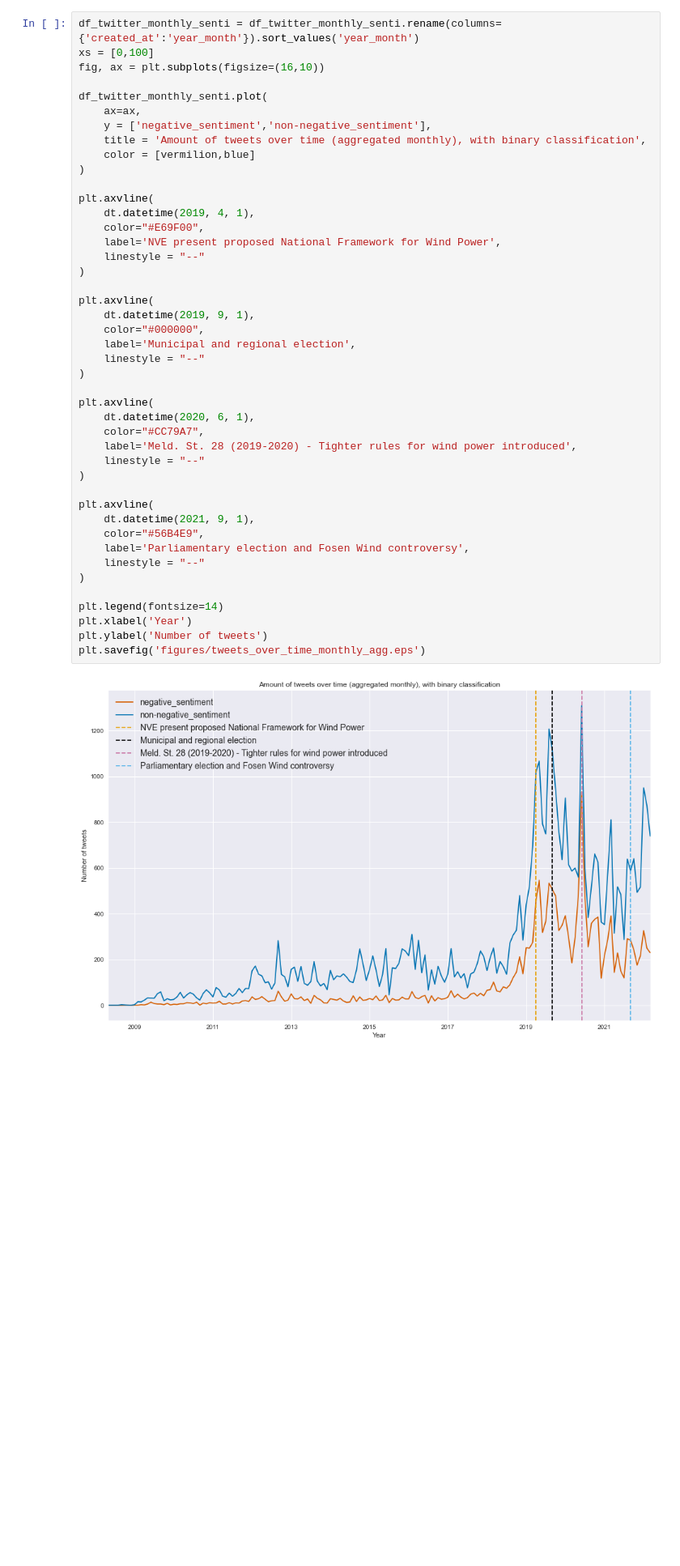
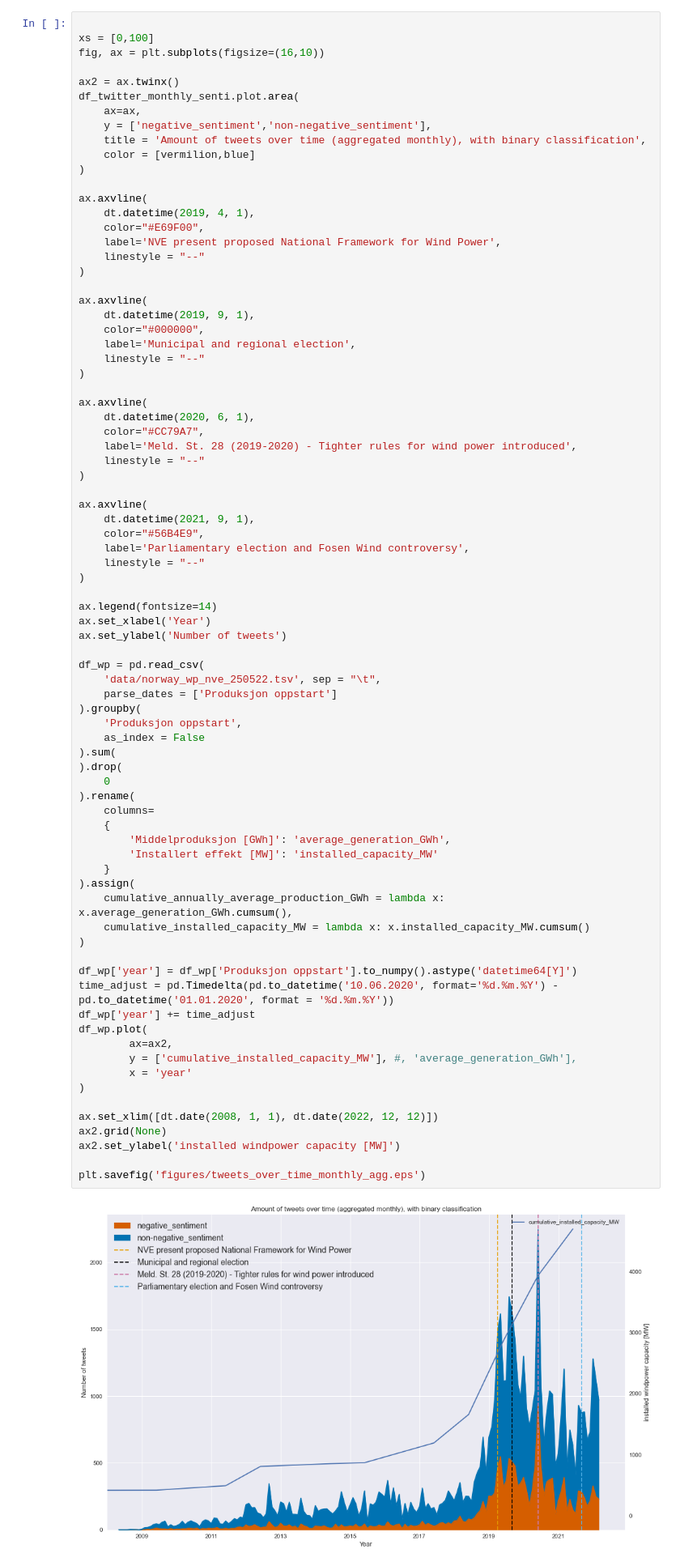
Before and after one commit to OskarVagero/sentiment-analysis-we, a Jupyter notebook: python_scripts/proj_twitt_sentiment/binary_results.ipynb, the cells around one changed output. Shown at 81% size. Saved outputs shown, nothing was run; the diff lists cells and outputs as text; blank space fills up the shorter version.

Commit message:
Added Anders' solution to twinx and working with test for Agder

```diff
--- a/python_scripts/proj_twitt_sentiment/binary_results.ipynb
+++ b/python_scripts/proj_twitt_sentiment/binary_results.ipynb
@@ -158,46 +160,81 @@ df_twitter_monthly_senti
 # %%
-df_twitter_monthly_senti = df_twitter_monthly_senti.rename(columns={'created_at':'year_month'}).sort_values('year_month')
+
 xs = [0,100]
 fig, ax = plt.subplots(figsize=(16,10))
 
-df_twitter_monthly_senti.plot(
+ax2 = ax.twinx()
+df_twitter_monthly_senti.plot.area(
     ax=ax,
     y = ['negative_sentiment','non-negative_sentiment'],
     title = 'Amount of tweets over time (aggregated monthly), with binary classification',
     color = [vermilion,blue]
 )
 
-plt.axvline(
+ax.axvline(
     dt.datetime(2019, 4, 1),
     color="#E69F00",
     label='NVE present proposed National Framework for Wind Power',
     linestyle = "--"
 )
 
-plt.axvline(
+ax.axvline(
     dt.datetime(2019, 9, 1),
     color="#000000",
     label='Municipal and regional election',
     linestyle = "--"
 )
 
-plt.axvline(
+ax.axvline(
     dt.datetime(2020, 6, 1),
     color="#CC79A7",
     label='Meld. St. 28 (2019-2020) - Tighter rules for wind power introduced',
     linestyle = "--"
 )
 
-plt.axvline(
+ax.axvline(
     dt.datetime(2021, 9, 1),
     color="#56B4E9",
     label='Parliamentary election and Fosen Wind controversy',
     linestyle = "--"
 )
 
-plt.legend(fontsize=14)
-plt.xlabel('Year')
-plt.ylabel('Number of tweets')
+ax.legend(fontsize=14)
+ax.set_xlabel('Year')
+ax.set_ylabel('Number of tweets')
+
+df_wp = pd.read_csv(
+    'data/norway_wp_nve_250522.tsv', sep = "\t",
+    parse_dates = ['Produksjon oppstart']
+).groupby(
+    'Produksjon oppstart',
+    as_index = False
+).sum(
+).drop(
+    0
+).rename(
+    columns=
+    {
+        'Middelproduksjon [GWh]': 'average_generation_GWh',
+        'Installert effekt [MW]': 'installed_capacity_MW'
+    }
+).assign(
+    cumulative_annually_average_production_GWh = lambda x: x.average_generation_GWh.cumsum(),
+    cumulative_installed_capacity_MW = lambda x: x.installed_capacity_MW.cumsum()
+)
+
+df_wp['year'] = df_wp['Produksjon oppstart'].to_numpy().astype('datetime64[Y]')
+time_adjust = pd.Timedelta(pd.to_datetime('10.06.2020', format='%d.%m.%Y') -pd.to_datetime('01.01.2020', format = '%d.%m.%Y'))
+df_wp['year'] += time_adjust
+df_wp.plot(
+        ax=ax2,
+        y = ['cumulative_installed_capacity_MW'], #, 'average_generation_GWh'],
+        x = 'year'
+)
+
+ax.set_xlim([dt.date(2008, 1, 1), dt.date(2022, 12, 12)])
+ax2.grid(None)
+ax2.set_ylabel('installed windpower capacity [MW]')
+
 plt.savefig('figures/tweets_over_time_monthly_agg.eps')
 # %% [output]
-[figure, old version]
+[figure, new version]
```
Also changed, not shown: parts of 35 cells of this notebook.
